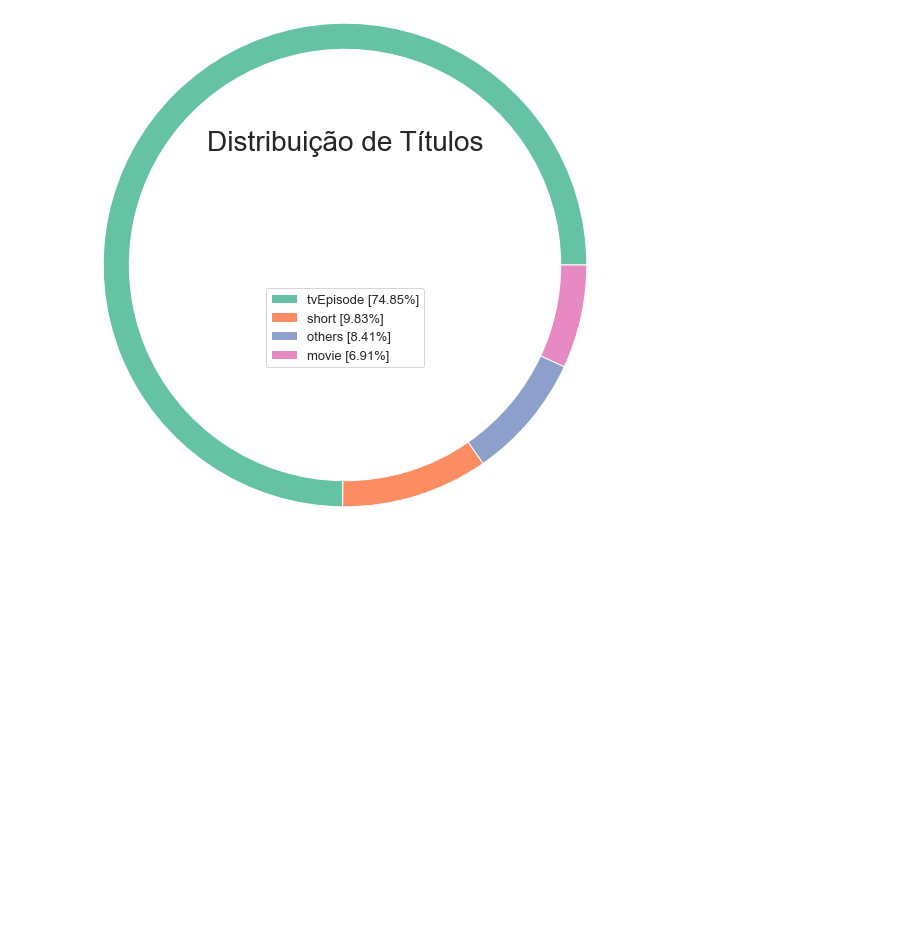
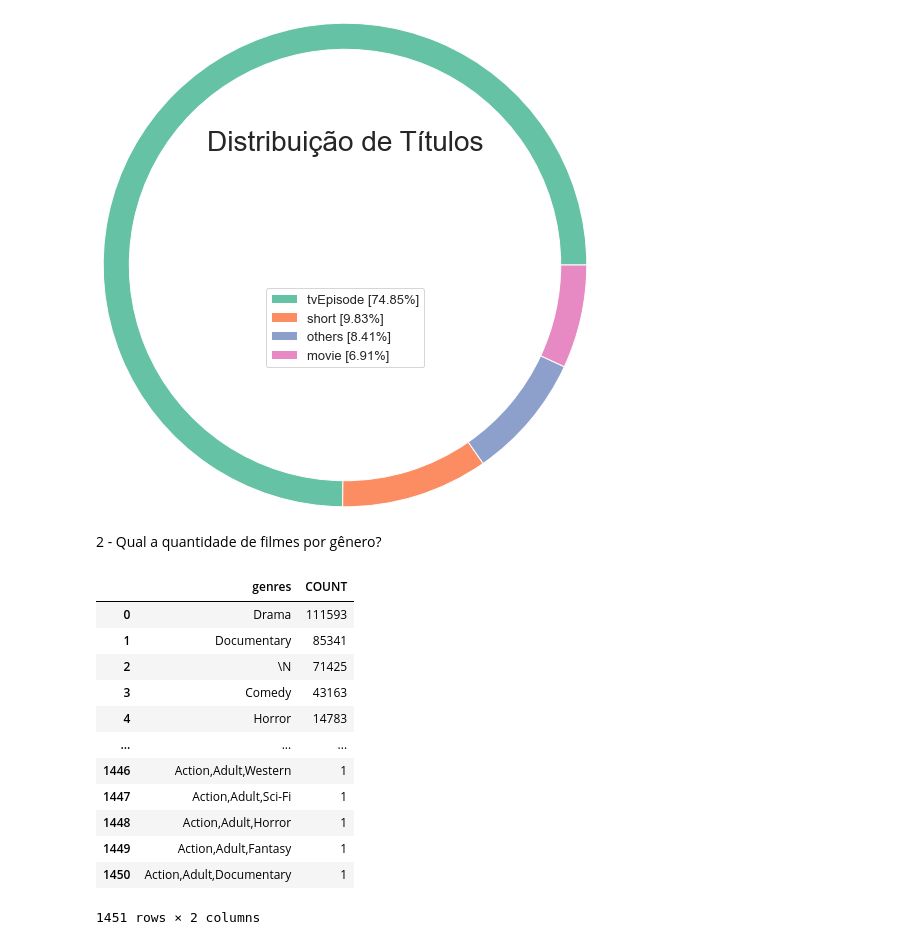
Before and after one commit to BrunoOMelo/Project01-PythonAnalytics, a Jupyter notebook: project_analytics.ipynb, the cells around one changed output. Saved outputs shown, nothing was run; the diff lists cells and outputs as text; code cells hidden in the pictures; blank space fills up the shorter version.

```diff
--- a/project_analytics.ipynb
+++ b/project_analytics.ipynb
@@ -286,3 +286,5 @@ plt.show
 # %% [output]
 <function matplotlib.pyplot.show(close=None, block=None)>
 [figure]
+# %% [markdown]
+2 - Qual a quantidade de filmes por gênero?
@@ -288,0 +297,17 @@ plt.show
+# %%
+#visualizando
+display(resultado2)
+# %% [output]
+|  | genres | COUNT |
+| 0 | Drama | 111593 |
+| 1 | Documentary | 85341 |
+| 2 | \N | 71425 |
+| 3 | Comedy | 43163 |
+| 4 | Horror | 14783 |
+| ... | ... | ... |
+| 1446 | Action,Adult,Western | 1 |
+| 1447 | Action,Adult,Sci-Fi | 1 |
+| 1448 | Action,Adult,Horror | 1 |
+| 1449 | Action,Adult,Fantasy | 1 |
+| 1450 | Action,Adult,Documentary | 1 |
+1451 rows × 2 columns
```
Also changed, not shown: parts of 20 cells of this notebook, 1 other file.
